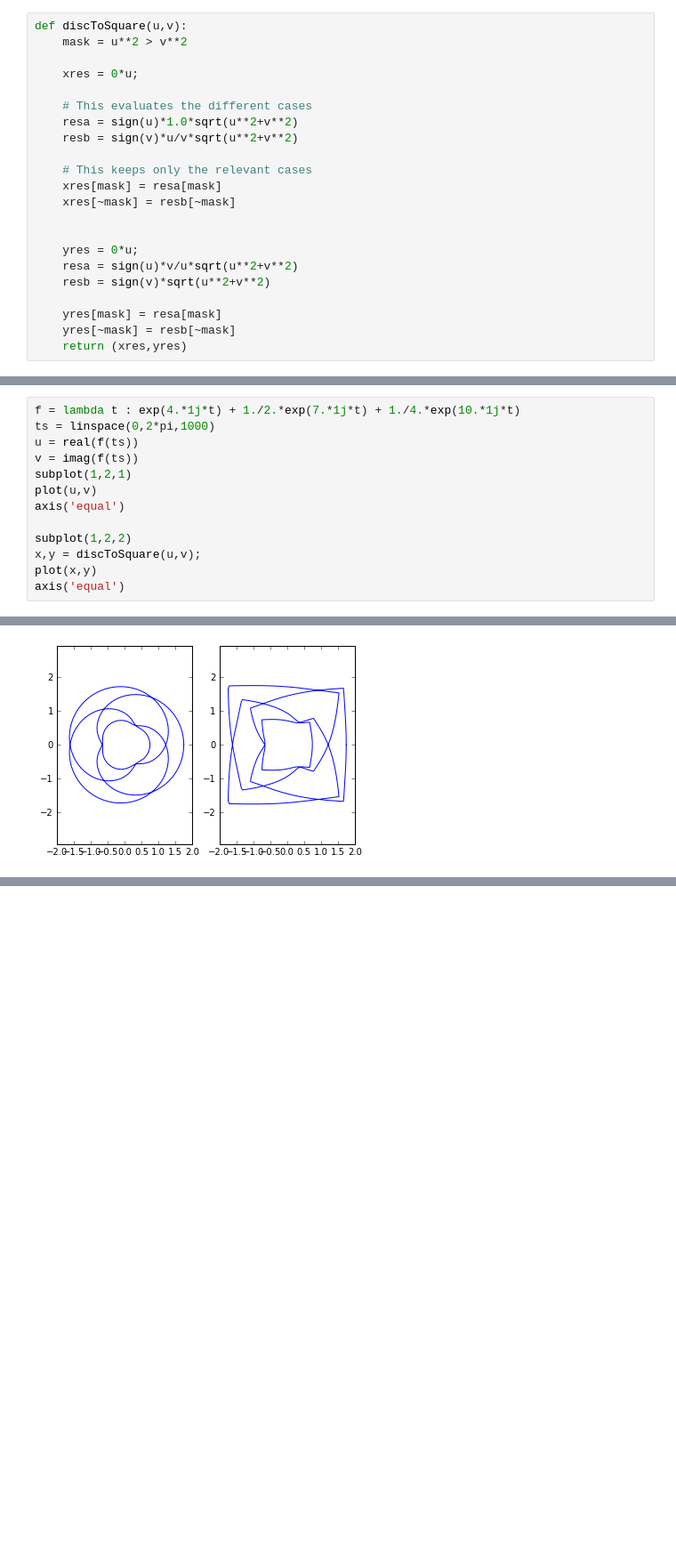
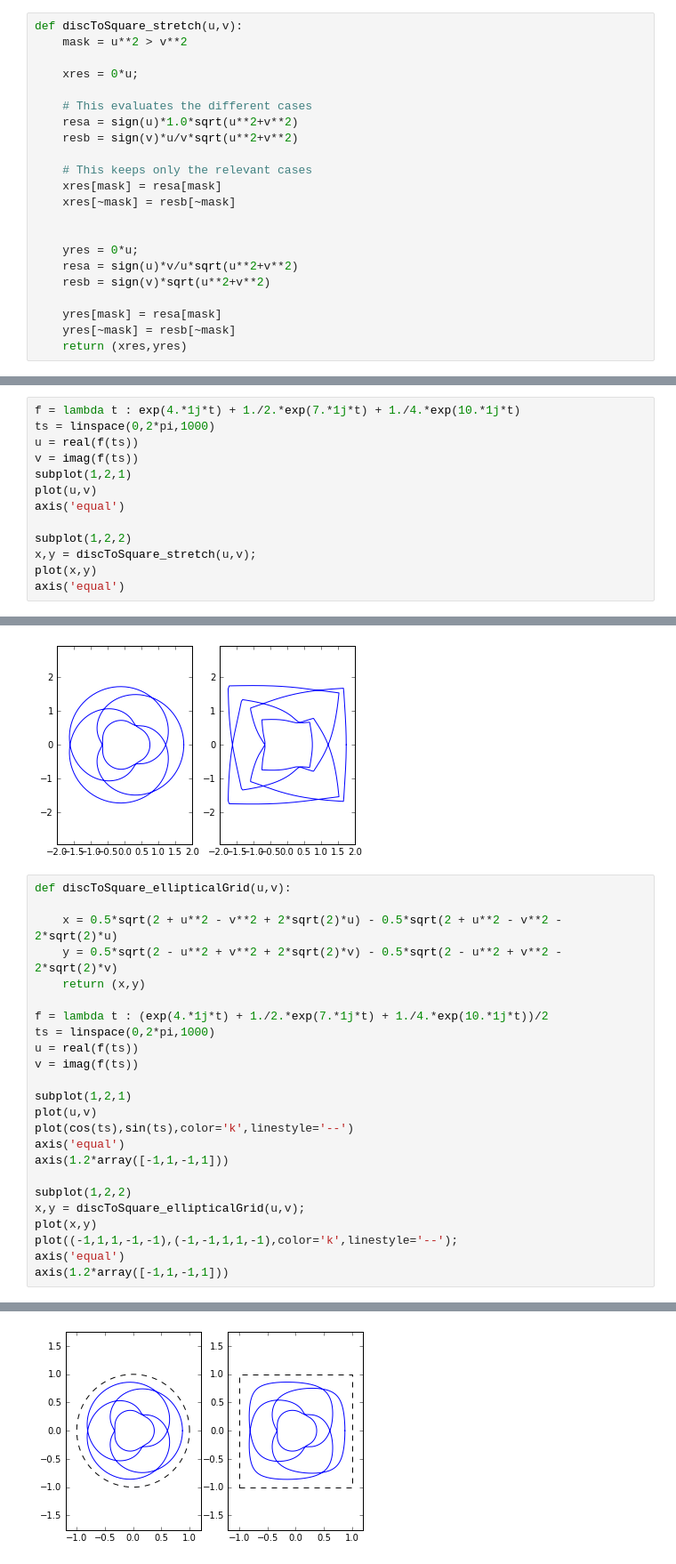
Before and after one commit to BenLiuMath/rope-mat-spirograph, a Jupyter notebook: complexTest.ipynb, the cells around one changed output, grey strips where cells are left out. Shown at 89% size. Saved outputs shown, nothing was run; the diff lists cells and outputs as text; blank space fills up the shorter version.

```diff
--- a/complexTest.ipynb
+++ b/complexTest.ipynb
@@ -37,5 +38,5 @@ plot(xres,yres)
 # %%
-def discToSquare(u,v):
+def discToSquare_stretch(u,v):
     mask = u**2 > v**2
 
     xres = 0*u;
@@ -73,9 +74,34 @@ plot(u,v)
 axis('equal')
 
 subplot(1,2,2)
-x,y = discToSquare(u,v);
+x,y = discToSquare_stretch(u,v);
 plot(x,y)
 axis('equal')
 # %% [output]
 (-2.0, 2.0, -2.0, 2.0)
 [figure]
+# %%
+def discToSquare_ellipticalGrid(u,v):
+
+    x = 0.5*sqrt(2 + u**2 - v**2 + 2*sqrt(2)*u) - 0.5*sqrt(2 + u**2 - v**2 - 2*sqrt(2)*u)
+    y = 0.5*sqrt(2 - u**2 + v**2 + 2*sqrt(2)*v) - 0.5*sqrt(2 - u**2 + v**2 - 2*sqrt(2)*v)
+    return (x,y)
+
+f = lambda t : (exp(4.*1j*t) + 1./2.*exp(7.*1j*t) + 1./4.*exp(10.*1j*t))/2
+ts = linspace(0,2*pi,1000)
+u = real(f(ts))
+v = imag(f(ts))
+
+subplot(1,2,1)
+plot(u,v)
+plot(cos(ts),sin(ts),color='k',linestyle='--')
+axis('equal')
+axis(1.2*array([-1,1,-1,1]))
+
+subplot(1,2,2)
+x,y = discToSquare_ellipticalGrid(u,v);
+plot(x,y)
+plot((-1,1,1,-1,-1),(-1,-1,1,1,-1),color='k',linestyle='--');
+axis('equal')
+axis(1.2*array([-1,1,-1,1]))
+# %% [output]
@@ -81,0 +109 @@ axis('equal')
+[figure, added]
```
Also changed, not shown: parts of 3 cells of this notebook.
